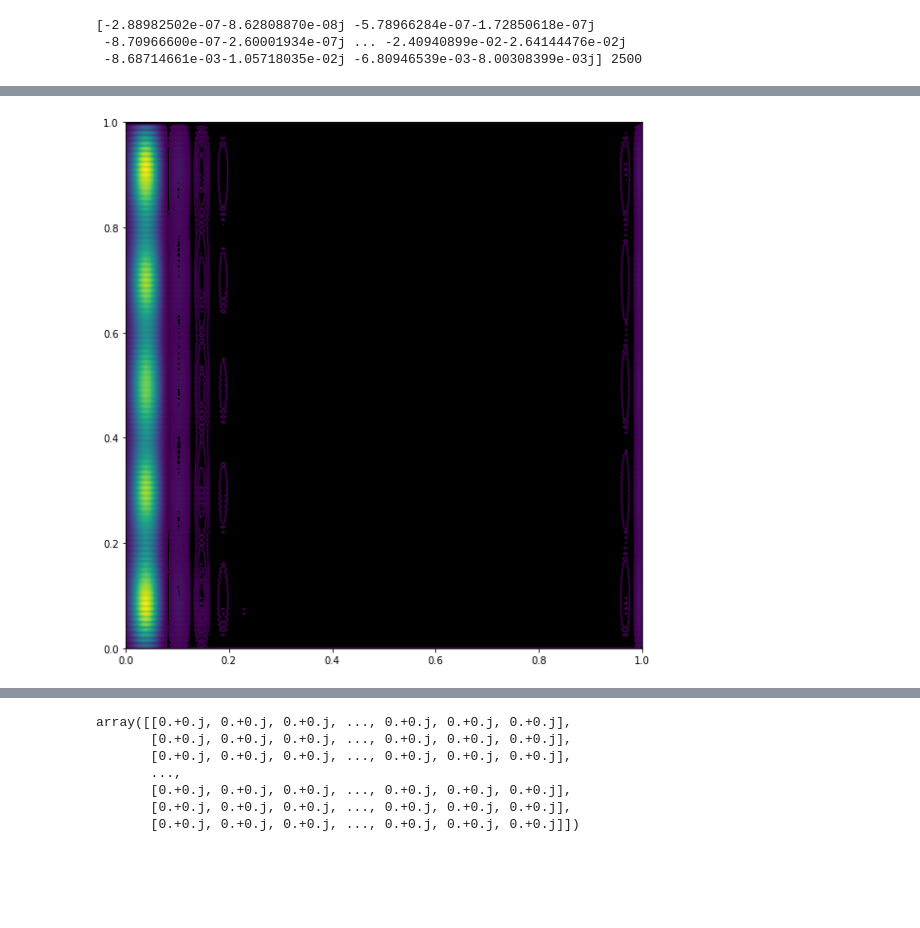
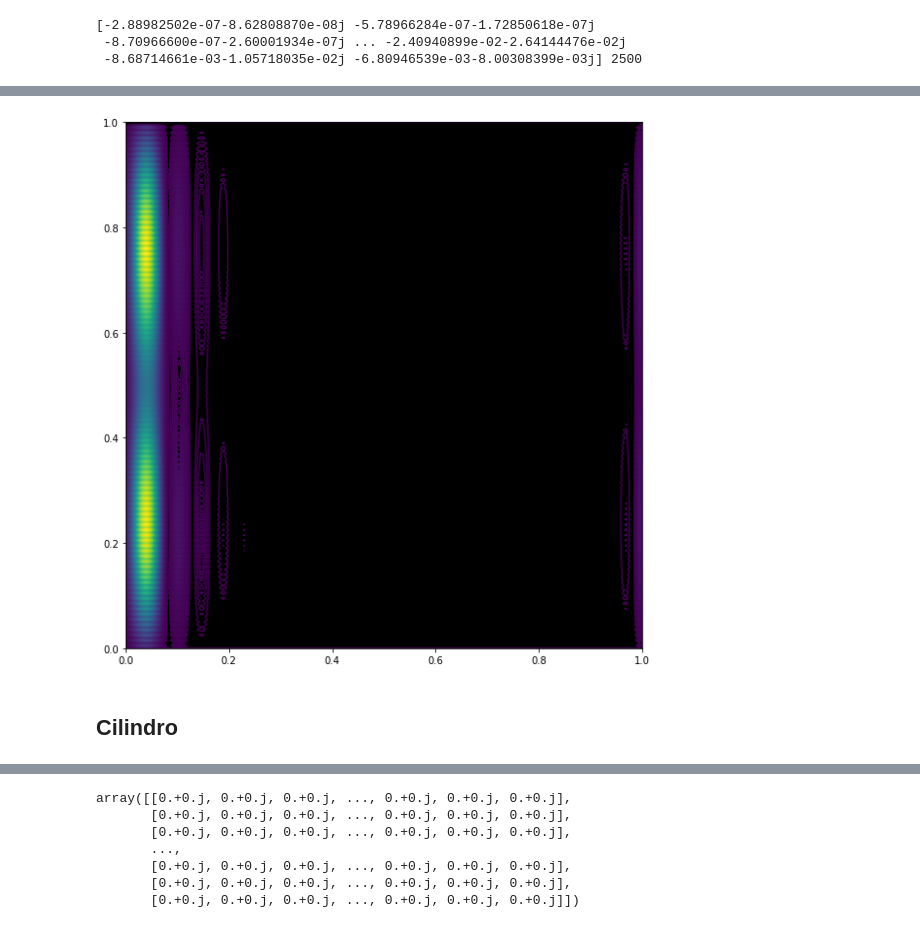
Before and after one commit to SantiagoM1227/IIT-2022-I, a Jupyter notebook: LL_avance_2.ipynb, the cells around one changed output, grey strips where cells are left out. Cells and saved outputs as stored; diff of their text form; code cells hidden in the pictures; blank space fills up the shorter version.

```diff
--- a/LL_avance_2.ipynb
+++ b/LL_avance_2.ipynb
@@ -15,6 +17,7 @@ N = 50 #Matrix truncation
 G = 30 #should be less than N
 C = 2*G
 D = -I*G/pi
+epsilon = 10**(-3)
 # %%
 #plots
 def plotenergies(E,x_lim,y_lim):
@@ -243,12 +250,33 @@ def Mobius_H(k,l): #k,l indices of N*N X N*N matrix
     else:
       element = I*(4*G/np.pi)*angMOB(m,mm,n,nn)
     return element
+def trapMOB(k,l):
+    m=k//N -(N//2) # also negative indices
+    n=(2*(k%N))+((m+1)%2)  #|m,n>
+    if n%2==0:
+      n = n+2
+    mm=l//N -(N//2)
+    nn=(2*(l%N))+((mm+1)%2) #<mm,nn|
+    if nn%2==0:
+      nn = nn+2
+    C = (pi*epsilon/2)**2
+    if n==nn:
+      if m==mm:
+        out = (1/6)*(1-(3/(n*pi)**2))
+      else:
+        out = 2/((pi*(m-mm))**2)
+    else:
+      if m==mm:
+        out = 8*n*nn/(((n**2-nn**2)**2)*pi**2)
+      else:
+        out = 0
+    return C*out
 # %%
 def H_Mobius_Matrix(N):
   H_Mobius = np.zeros((N*N,N*N),dtype=complex)
   for k in range(N*N):
     for l in range(0,k+1):
-      H_Mobius[k,l]= Mobius_H(k,l)
+      H_Mobius[k,l]= Mobius_H(k,l)+trapMOB(k,l)
   for k in range(N*N):
     for l in range(k+1,N*N):
       H_Mobius[k,l]= np.conj(H_Mobius[l,k])
@@ -382,4 +422,6 @@ print(C_Mobius[:,3],np.size(C_Mobius[:,2]))
 # %%
-plotdensities_Mobius(C_Mobius,N,200,10)
+plotdensities_Mobius(C_Mobius,N,200,2)
 # %% [output]
-[figure, old version]
+[figure, new version]
+# %% [markdown]
+## Cilindro
```
Also changed, not shown: parts of 26 cells of this notebook.
